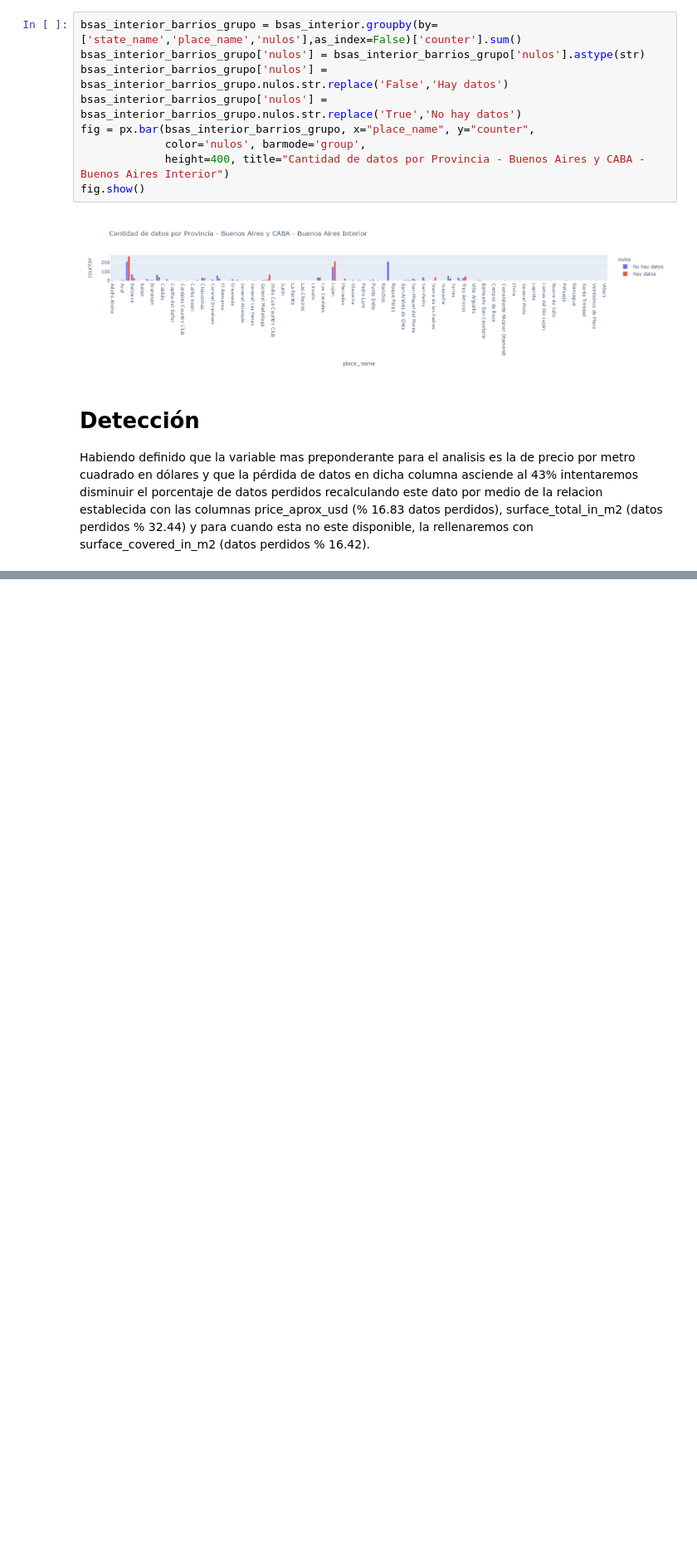
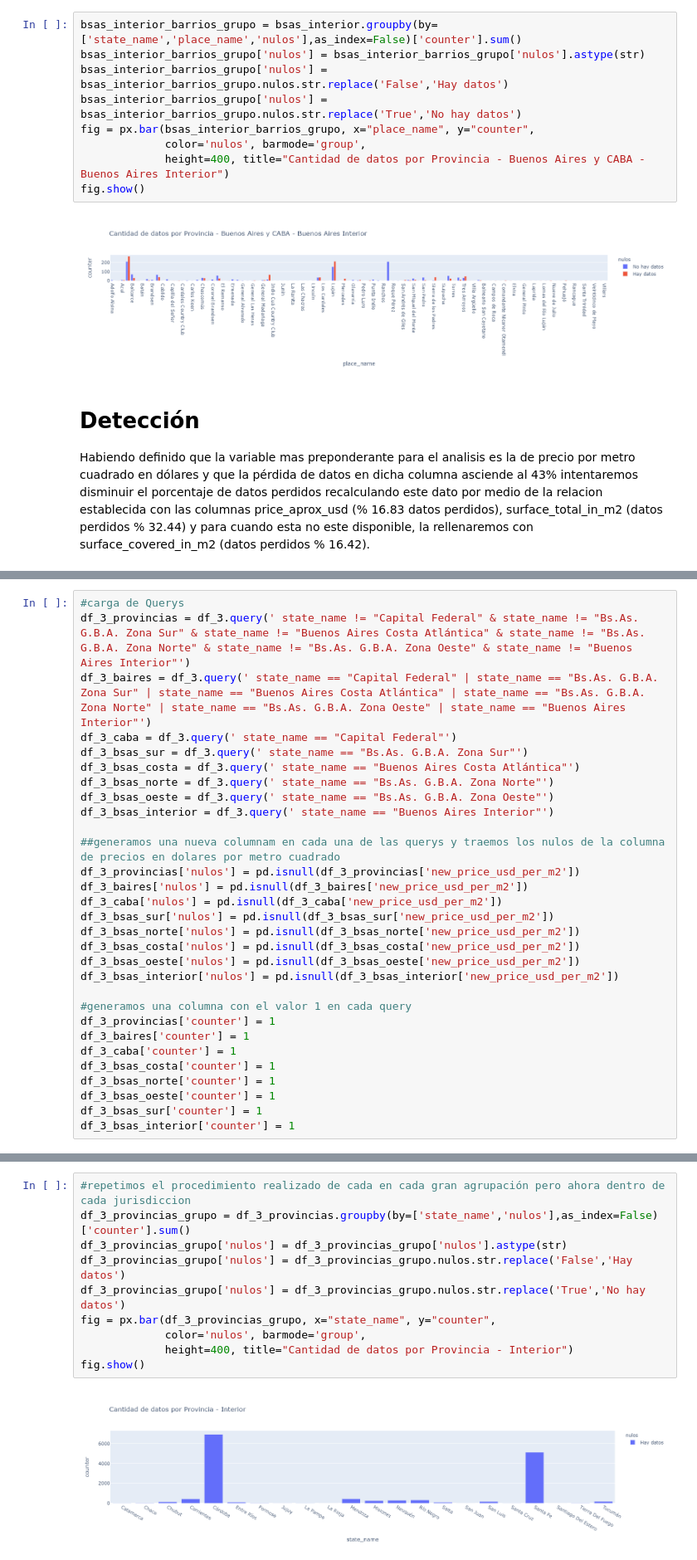
Before and after one commit to giustipatricio/grupo4-1120_ed_13, a Jupyter notebook: Nuevo_notebook.ipynb, the cells around one changed output, grey strips where cells are left out. Shown at 83% size. Saved outputs shown, nothing was run; the diff lists cells and outputs as text; blank space fills up the shorter version.

```diff
--- a/Nuevo_notebook.ipynb
+++ b/Nuevo_notebook.ipynb
@@ -499,0 +582,30 @@ Habiendo definido que la variable mas preponderante para el analisis es la de pr
+# %%
+#carga de Querys
+df_3_provincias = df_3.query(' state_name != "Capital Federal" & state_name != "Bs.As. G.B.A. Zona Sur" & state_name != "Buenos Aires Costa Atlántica" & state_name != "Bs.As. G.B.A. Zona Norte" & state_name != "Bs.As. G.B.A. Zona Oeste" & state_name != "Buenos Aires Interior"')
+df_3_baires = df_3.query(' state_name == "Capital Federal" | state_name == "Bs.As. G.B.A. Zona Sur" | state_name == "Buenos Aires Costa Atlántica" | state_name == "Bs.As. G.B.A. Zona Norte" | state_name == "Bs.As. G.B.A. Zona Oeste" | state_name == "Buenos Aires Interior"')
+df_3_caba = df_3.query(' state_name == "Capital Federal"')
+df_3_bsas_sur = df_3.query(' state_name == "Bs.As. G.B.A. Zona Sur"')
+df_3_bsas_costa = df_3.query(' state_name == "Buenos Aires Costa Atlántica"')
+df_3_bsas_norte = df_3.query(' state_name == "Bs.As. G.B.A. Zona Norte"')
+df_3_bsas_oeste = df_3.query(' state_name == "Bs.As. G.B.A. Zona Oeste"')
+df_3_bsas_interior = df_3.query(' state_name == "Buenos Aires Interior"')
+
+##generamos una nueva columnam en cada una de las querys y traemos los nulos de la columna de precios en dolares por metro cuadrado
+df_3_provincias['nulos'] = pd.isnull(df_3_provincias['new_price_usd_per_m2'])
+df_3_baires['nulos'] = pd.isnull(df_3_baires['new_price_usd_per_m2'])
+df_3_caba['nulos'] = pd.isnull(df_3_caba['new_price_usd_per_m2'])
+df_3_bsas_sur['nulos'] = pd.isnull(df_3_bsas_sur['new_price_usd_per_m2'])
+df_3_bsas_norte['nulos'] = pd.isnull(df_3_bsas_norte['new_price_usd_per_m2'])
+df_3_bsas_costa['nulos'] = pd.isnull(df_3_bsas_costa['new_price_usd_per_m2'])
+df_3_bsas_oeste['nulos'] = pd.isnull(df_3_bsas_oeste['new_price_usd_per_m2'])
+df_3_bsas_interior['nulos'] = pd.isnull(df_3_bsas_interior['new_price_usd_per_m2'])
+
+#generamos una columna con el valor 1 en cada query
+df_3_provincias['counter'] = 1
+df_3_baires['counter'] = 1
+df_3_caba['counter'] = 1
+df_3_bsas_costa['counter'] = 1
+df_3_bsas_norte['counter'] = 1
+df_3_bsas_oeste['counter'] = 1
+df_3_bsas_sur['counter'] = 1
+df_3_bsas_interior['counter'] = 1
@@ -499,0 +653,12 @@ Habiendo definido que la variable mas preponderante para el analisis es la de pr
+# %%
+#repetimos el procedimiento realizado de cada en cada gran agrupación pero ahora dentro de cada jurisdiccion
+df_3_provincias_grupo = df_3_provincias.groupby(by=['state_name','nulos'],as_index=False)['counter'].sum()
+df_3_provincias_grupo['nulos'] = df_3_provincias_grupo['nulos'].astype(str)
+df_3_provincias_grupo['nulos'] = df_3_provincias_grupo.nulos.str.replace('False','Hay datos')
+df_3_provincias_grupo['nulos'] = df_3_provincias_grupo.nulos.str.replace('True','No hay datos')
+fig = px.bar(df_3_provincias_grupo, x="state_name", y="counter",
+             color='nulos', barmode='group',
+             height=400, title="Cantidad de datos por Provincia - Interior")
+fig.show()
+# %% [output]
+[figure, added]
```
Also changed, not shown: parts of 27 cells of this notebook.
